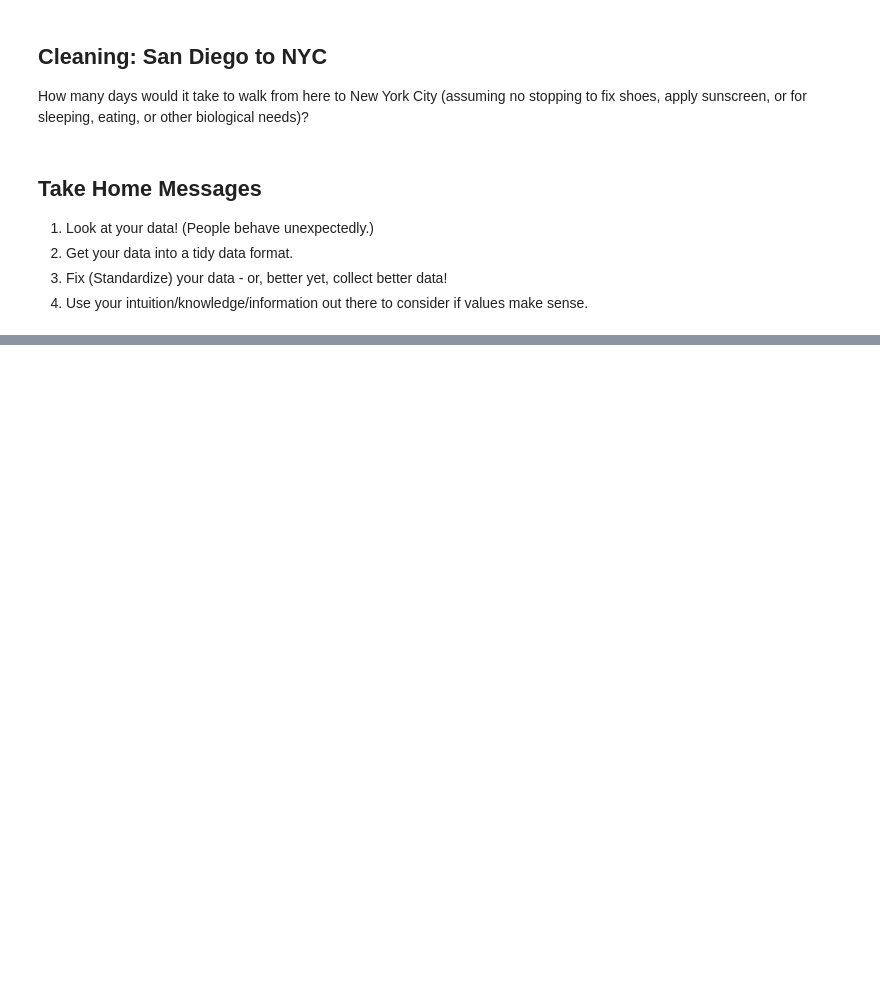
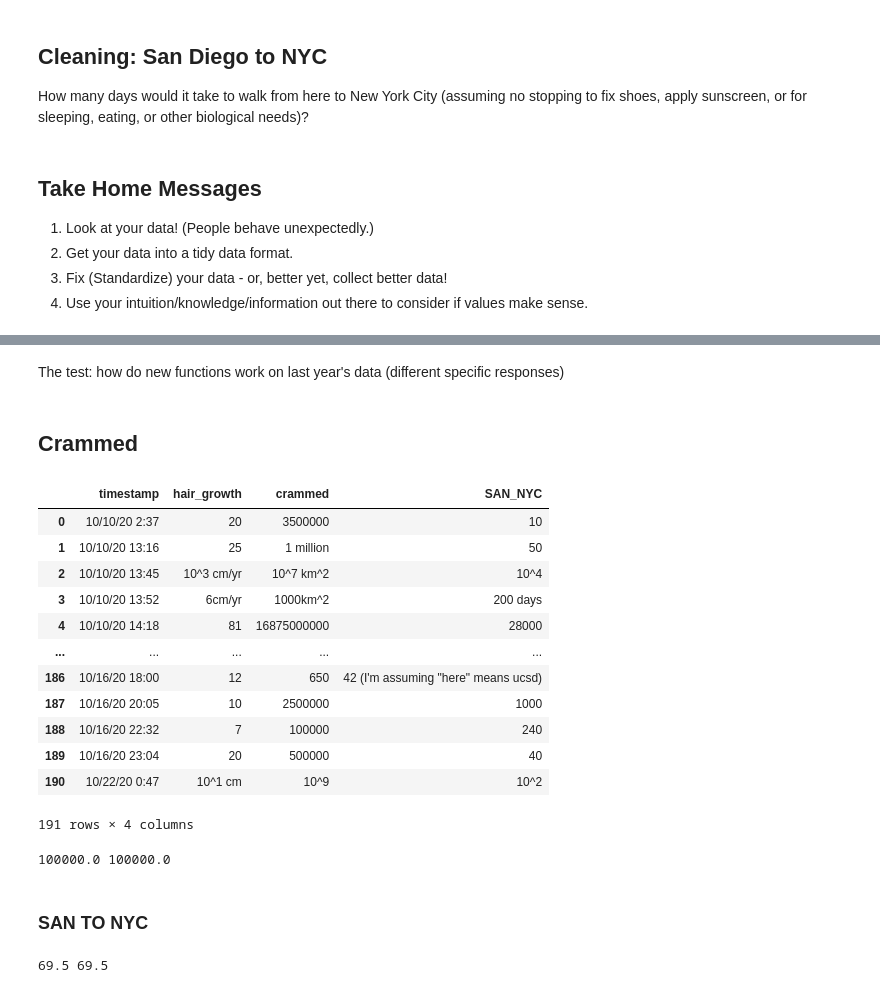
Before and after one commit to 404EZRA/Lectures-Wi21, a Jupyter notebook: 05_analysis/05_03_fermi.ipynb, the cells around one changed output, grey strips where cells are left out. Saved outputs shown, nothing was run; the diff lists cells and outputs as text; code cells hidden in the pictures; blank space fills up the shorter version.

Commit message:
update fermi with student suggestions

```diff
--- a/05_analysis/05_03_fermi.ipynb
+++ b/05_analysis/05_03_fermi.ipynb
@@ -291,0 +570,22 @@ df['SAN_NYC'].median()
+# %% [markdown]
+The test: how do new functions work on last year's data (different specific responses)
+# %% [markdown]
+## Crammed
+# %%
+df_fa20 = pd.read_csv('data/fermi_fa20.csv')
+df_fa20.columns = ['timestamp', 'hair_growth', 'crammed', 'SAN_NYC']
+df_fa20
+# %% [output]
+|  | timestamp | hair_growth | crammed | SAN_NYC |
+| 0 | 10/10/20 2:37 | 20 | 3500000 | 10 |
+| 1 | 10/10/20 13:16 | 25 | 1 million | 50 |
+| 2 | 10/10/20 13:45 | 10^3 cm/yr | 10^7 km^2 | 10^4 |
+| 3 | 10/10/20 13:52 | 6cm/yr | 1000km^2 | 200 days |
+| 4 | 10/10/20 14:18 | 81 | 16875000000 | 28000 |
+| ... | ... | ... | ... | ... |
+| 186 | 10/16/20 18:00 | 12 | 650 | 42 (I'm assuming "here" means ucsd) |
+| 187 | 10/16/20 20:05 | 10 | 2500000 | 1000 |
+| 188 | 10/16/20 22:32 | 7 | 100000 | 240 |
+| 189 | 10/16/20 23:04 | 20 | 500000 | 40 |
+| 190 | 10/22/20 0:47 | 10^1 cm | 10^9 | 10^2 |
+191 rows × 4 columns
@@ -291,0 +608,6 @@ df['SAN_NYC'].median()
+# %%
+print(df_fa20['crammed_ss'].median(), df_fa20['crammed_ai'].median())
+# %% [output]
+100000.0 100000.0
+# %% [markdown]
+### SAN TO NYC
@@ -291,0 +626,4 @@ df['SAN_NYC'].median()
+# %%
+print(df_fa20['SAN_NYC_ss'].median(), df_fa20['SAN_NYC_ai'].median())
+# %% [output]
+69.5 69.5
```
Also changed, not shown: parts of 20 cells of this notebook.
